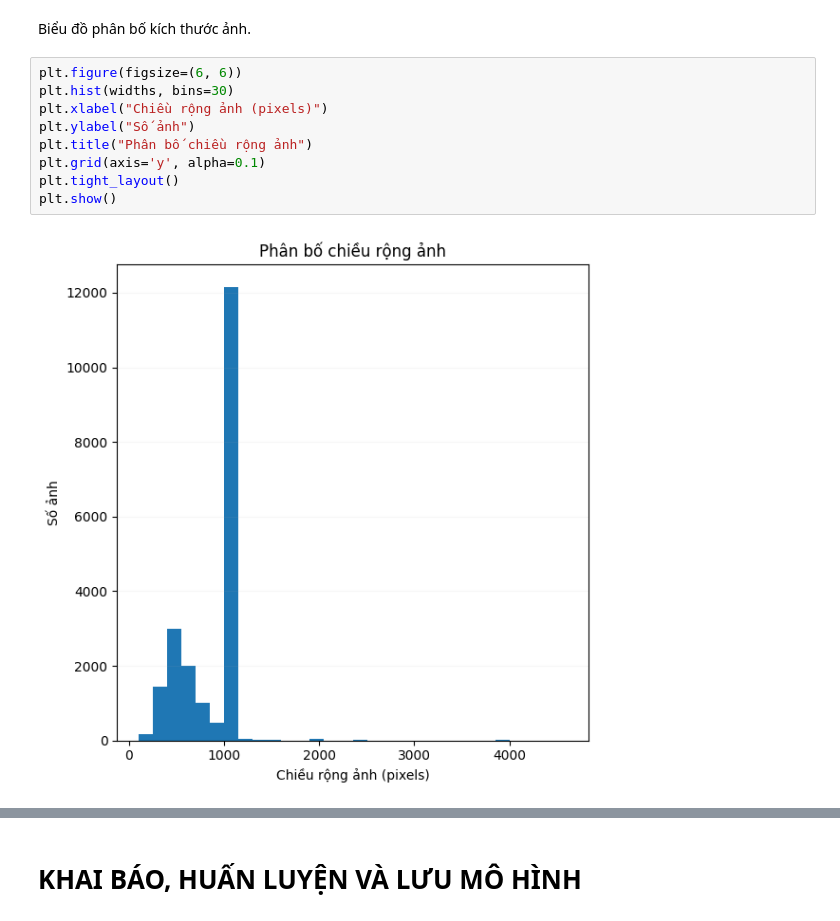
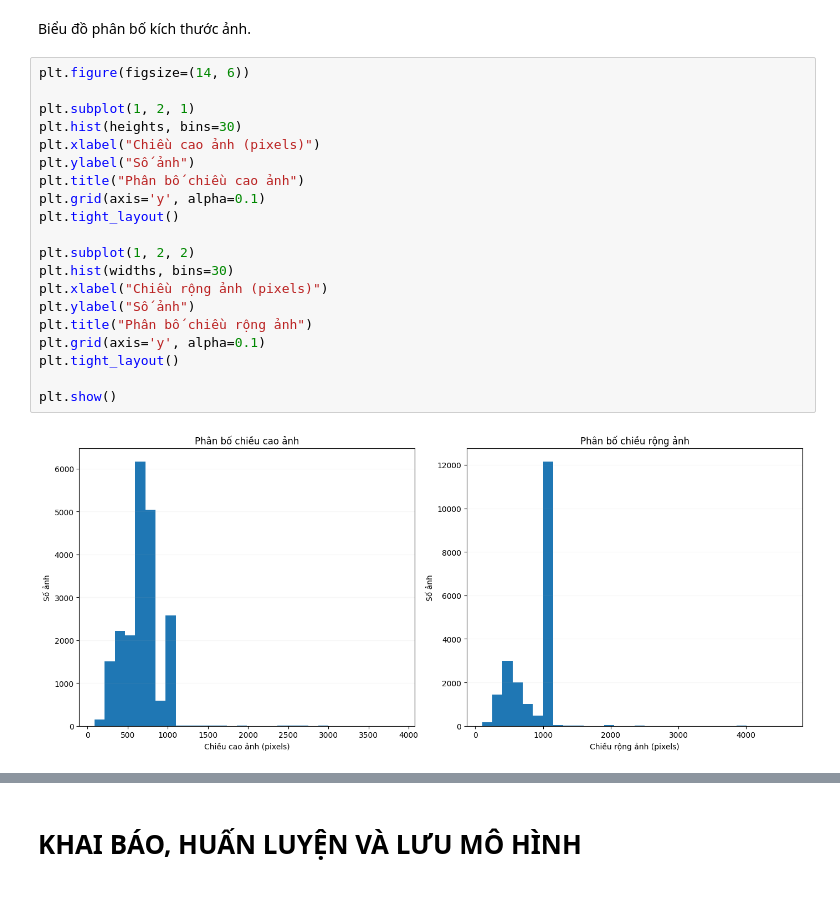
Before and after one commit to iam-BUDDYY/using-deep-learning-to-classify-animal-and-human-images, a Jupyter notebook: PROJECT REPORT.ipynb, the cells around one changed output, grey strips where cells are left out. Drawn from its saved outputs; the diff is of its cells as text.

```diff
--- a/PROJECT REPORT.ipynb
+++ b/PROJECT REPORT.ipynb
@@ -459,13 +476,24 @@ for image_path in image_paths:
 # %% [markdown]
 Biểu đồ phân bố kích thước ảnh.
 # %%
-plt.figure(figsize=(6, 6))
+plt.figure(figsize=(14, 6))
+
+plt.subplot(1, 2, 1)
+plt.hist(heights, bins=30)
+plt.xlabel("Chiều cao ảnh (pixels)")
+plt.ylabel("Số ảnh")
+plt.title("Phân bố chiều cao ảnh")
+plt.grid(axis='y', alpha=0.1)
+plt.tight_layout()
+
+plt.subplot(1, 2, 2)
 plt.hist(widths, bins=30)
 plt.xlabel("Chiều rộng ảnh (pixels)")
 plt.ylabel("Số ảnh")
 plt.title("Phân bố chiều rộng ảnh")
 plt.grid(axis='y', alpha=0.1)
 plt.tight_layout()
+
 plt.show()
 # %% [output]
-[figure, old version]
+[figure, new version]
```
Also changed, not shown: parts of 27 cells of this notebook, 1 other file.
